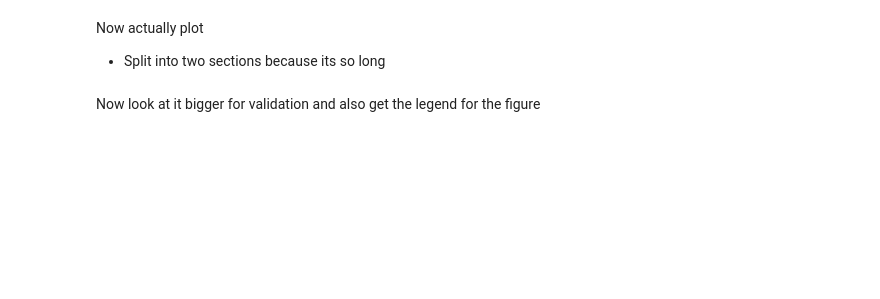
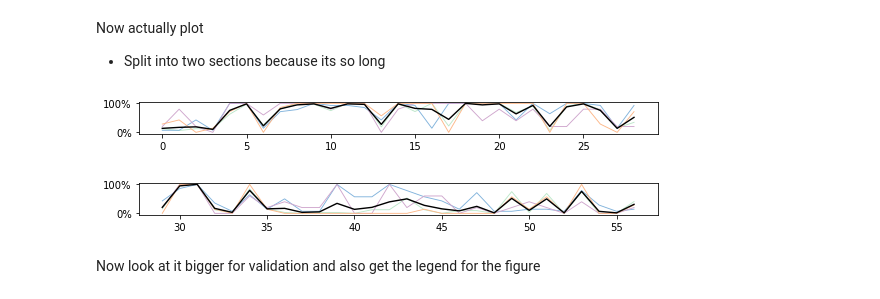
Before and after one commit to IGlab-VUMC/pan-betacov-S2-antibody, a Jupyter notebook: prep_paper_figures.ipynb, the cells around one changed output. Saved outputs shown, nothing was run; the diff lists cells and outputs as text; code cells hidden in the pictures; blank space fills up the shorter version.

```diff
--- a/prep_paper_figures.ipynb
+++ b/prep_paper_figures.ipynb
@@ -414,7 +454,7 @@ all_seqs = hf.get_fasta_tuples("../seqs/aln_OneFromAllSpecies.fasta")
 sars2_seq = all_seqs[0][1]
 
 # The positions we want to plot are the following (SARS2 residue numbering)
-bsa_pos_to_use = [811, 812, 813, 814, 815, 816, 817, 818, 819, 820, 821, 822, 823, 824, 825, 826, 969, 971, 972, 973, 974, 979, 980, 981, 982, 983, 984, 985, 986, 988, 991, 992, 995, 1141, 1142, 1143, 1144, 1145, 1146, 1147, 1148, 1149, 1150, 1151, 1152, 1153, 1154, 1155, 1156, 1157, 1158, 1159, 1160, 1161, 1162, 1163, 1164, 1165]
+bsa_pos_to_use = [811, 812, 813, 814, 815, 816, 817, 818, 819, 820, 821, 822, 823, 824, 825, 826, 969, 971, 972, 973, 974, 979, 980, 982, 983, 984, 985, 986, 988, 991, 992, 995, 1141, 1142, 1143, 1144, 1145, 1146, 1147, 1148, 1149, 1150, 1151, 1152, 1153, 1154, 1155, 1156, 1157, 1158, 1159, 1160, 1161, 1162, 1163, 1164, 1165]
 
 # Map between amino acid residue numbers and MSA list index
 sars2_pos_mapping = {}  # key = index in msa
@@ -427,8 +467,8 @@ for i, aa in enumerate(sars2_seq):
         sars2_resn += 1
 
 # Initialize dictionaries and count how many strains are present in each genus / at each residue position
-num_in_genus = {"A": 0, "B": 0, "G": 0, "D": 0}
-conservation_counts = {"A": defaultdict(int), "B": defaultdict(int), "G": defaultdict(int), "D": defaultdict(int)}
+num_in_genus = {"A": 0, "B": 0, "G": 0, "D": 0, "TOTAL": 0}
+conservation_counts = {"A": defaultdict(int), "B": defaultdict(int), "G": defaultdict(int), "D": defaultdict(int), "TOTAL": defaultdict(int)}
 for pos in bsa_pos_to_use:
     for genus, d in conservation_counts.items():
         d[pos] = 0  # You need this to account for missing residue positions
@@ -445,14 +485,17 @@ for header, seq in all_seqs:
         if sars2_pos and (sars2_pos in bsa_pos_to_use):
             if sars2_seq[i] == aa:
                 conservation_counts[genus][sars2_pos] += 1
+                conservation_counts["TOTAL"][sars2_pos] += 1
+
+num_in_genus["TOTAL"] = sum(num_in_genus.values())
 # %% [markdown]
 Convert to percent and get in a format for plotting
 # %%
-# Peak at it and comment on it
-lineplot_lists = {"A": [], "B": [], "G": [], "D": []}
-for genus, res_dict in conservation_counts.items():
-    total_seqs = num_in_genus[genus]
-    for res_pos, count in sorted(res_dict.items()):
-        lineplot_lists[genus].append(round(100. * (count / float(total_seqs)), 2))
-
-print(lineplot_lists.items())
+# # The whole point of this cell was to print out the percent conservations, it isn't necessary to run
+# lineplot_lists = {"A": [], "B": [], "G": [], "D": []}
+# for genus, res_dict in conservation_counts.items():
+#     total_seqs = num_in_genus[genus]
+#     for res_pos, count in sorted(res_dict.items()):
+#         lineplot_lists[genus].append(round(100. * (count / float(total_seqs)), 2))
+#
+# print(lineplot_lists.items())
@@ -459,34 +558,41 @@ print(lineplot_lists.items())
 # %% [markdown]
 Now actually plot
 - Split into two sections because its so long
+# %%
+def get_2(tuple_list):
+    return [y for x, y in tuple_list]
 # %%
+plt.clf(); plt.close()
 # plt.xlabel("SARS-CoV-2 Spike Residue Position")
 # plt.ylabel("% Conservation")
 default_x_ticks = range(len(bsa_pos_to_use))[:29]
-# Plot alphas
-plt.plot(default_x_ticks, lineplot_lists["A"][:29], color="blue", label="Alphas")
-plt.plot(default_x_ticks, lineplot_lists["B"][:29], color="red", label="Betas")
-plt.plot(default_x_ticks, lineplot_lists["G"][:29], color="orange", label="Gammas")
-plt.plot(default_x_ticks, lineplot_lists["D"][:29], color="turquoise", label="Deltas")
+plt.plot(default_x_ticks, get_2(lineplot_lists["A"][:29]), color="#BCE7C9", label="Alphas", lw=.9)
+plt.plot(default_x_ticks, get_2(lineplot_lists["B"][:29]), color="#81B3DC", label="Betas", lw=.9)
+plt.plot(default_x_ticks, get_2(lineplot_lists["G"][:29]), color="#CFA6CD", label="Gammas", lw=.9)
+plt.plot(default_x_ticks, get_2(lineplot_lists["D"][:29]), color="#FDB788", label="Deltas", lw=.9)
+plt.plot(default_x_ticks, get_2(lineplot_lists["TOTAL"][:29]), color="k", label="Total", lw=1.4)
 # plt.xticks(default_x_ticks, bsa_pos_to_use[:29])
 # plt.xticks(list(range(0, len(default_x_ticks) - 1, 5)))
 plt.yticks([0, 100], ["0%", "100%"])
 # plt.legend()
 figure = plt.gcf()
 figure.set_size_inches(8, 1)
 plt.tight_layout()
 # plt.show()
-plt.savefig("Conservation_lineplot_firsthalf.svg")# Generate the two line plots
+plt.savefig("Conservation_lineplot_firsthalf_pastel_240108.svg")# Generate the two line plots
+# %% [output]
+[figure, added]
 # %%
+plt.clf(); plt.close()
 # plt.xlabel("SARS-CoV-2 Spike Residue Position")
 # plt.ylabel("% Conservation")
 default_x_ticks = range(len(bsa_pos_to_use))[29:]
 plt.yticks([0, 100], ["0%", "100%"])
-# Plot alphas
-plt.plot(default_x_ticks, lineplot_lists["A"][29:], color="blue", label="Alphas")
-plt.plot(default_x_ticks, lineplot_lists["B"][29:], color="red", label="Betas")
-plt.plot(default_x_ticks, lineplot_lists["G"][29:], color="orange", label="Gammas")
-plt.plot(default_x_ticks, lineplot_lists["D"][29:], color="turquoise", label="Deltas")
+plt.plot(default_x_ticks, get_2(lineplot_lists["A"][29:]), color="#BCE7C9", label="Alphas", lw=.9)
+plt.plot(default_x_ticks, get_2(lineplot_lists["B"][29:]), color="#81B3DC", label="Betas", lw=.9)
+plt.plot(default_x_ticks, get_2(lineplot_lists["G"][29:]), color="#CFA6CD", label="Gammas", lw=.9)
+plt.plot(default_x_ticks, get_2(lineplot_lists["D"][29:]), color="#FDB788", label="Deltas", lw=.9)
+plt.plot(default_x_ticks, get_2(lineplot_lists["TOTAL"][29:]), color="k", label="Total", lw=1.4)
 # plt.xticks(default_x_ticks, bsa_pos_to_use[29:])
 # plt.xticks(list(range(29, 58, 5)))
 # plt.legend()
@@ -494,7 +600,9 @@ figure = plt.gcf()
 figure.set_size_inches(8, 1)
 plt.tight_layout()
 # plt.show()
-plt.savefig("Conservation_lineplot_secondhalf.svg")
+plt.savefig("Conservation_lineplot_secondhalf_pastel_240108.svg")
+# %% [output]
+[figure, added]
 # %% [markdown]
 Now look at it bigger for validation and also get the legend for the figure
 # %%
```
Also changed, not shown: parts of 17 cells of this notebook, 12 other files.
